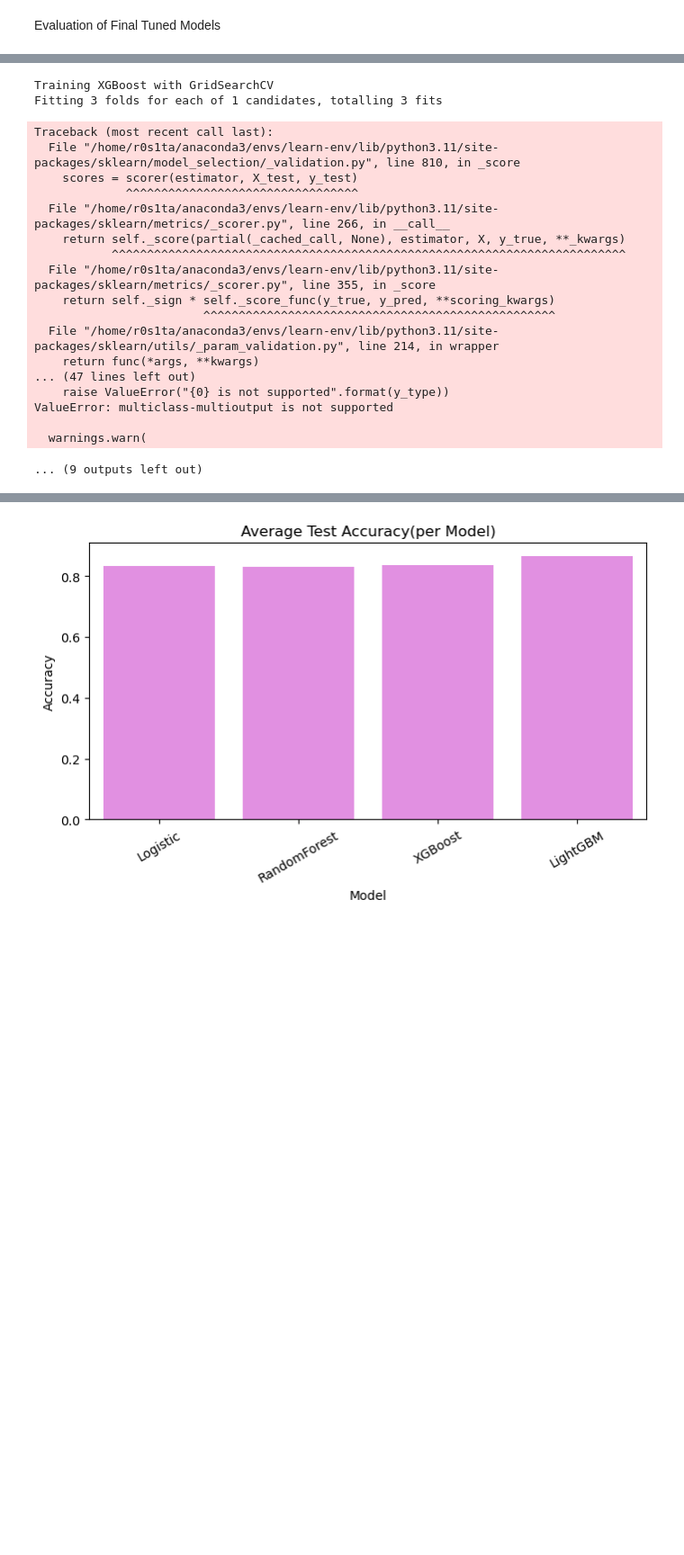
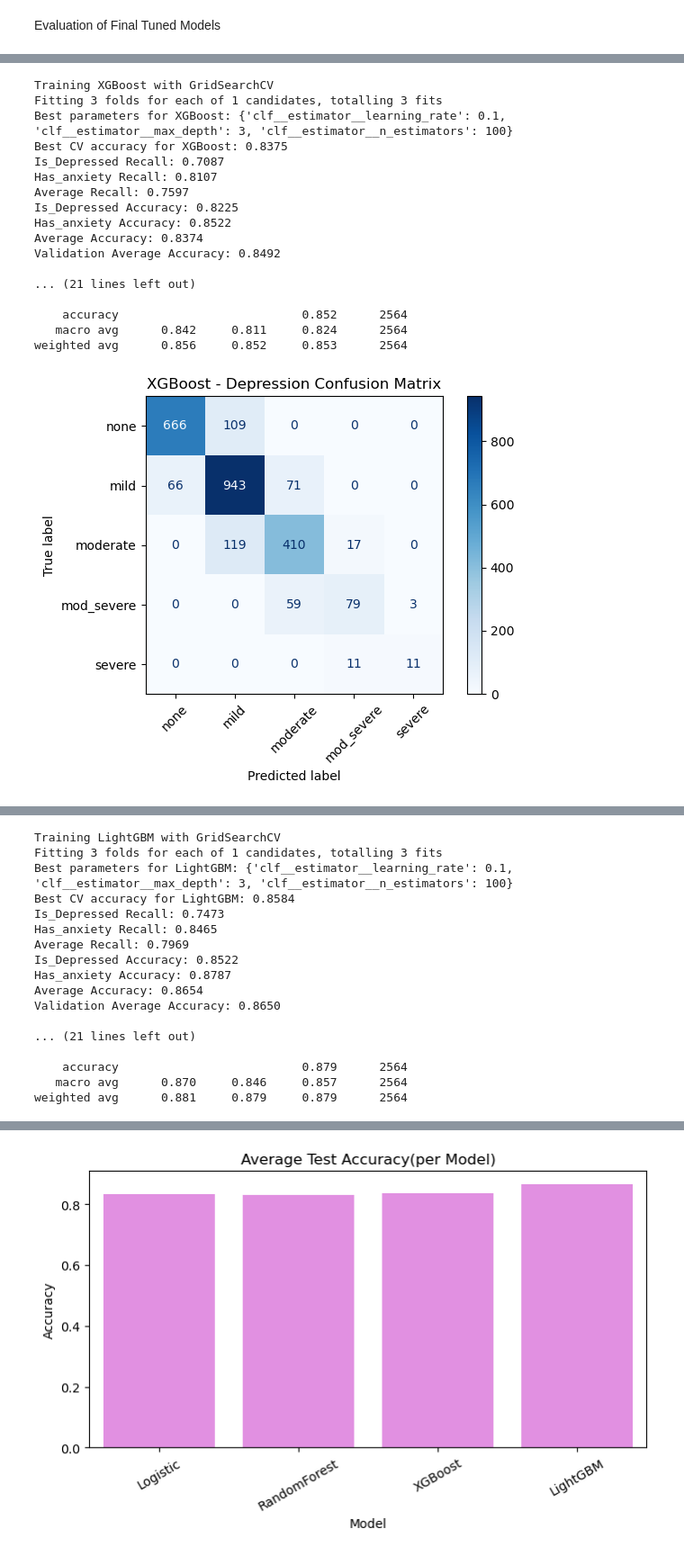
Before and after one commit to r0sh1ddy/Depression-Anxiety-predictor-for-High-School-Students-in-Kenya, a Jupyter notebook: index.ipynb, the cells around one changed output, grey strips where cells are left out. Shown at 90% size. Drawn from its saved outputs; the diff is of its cells as text; code cells hidden in the pictures; blank space fills up the shorter version.

```diff
--- a/index.ipynb
+++ b/index.ipynb
@@ -1245,10 +1245,30 @@ import matplotlib.pyplot as plt
 import seaborn as sns
 import lightgbm as lgb
 import joblib
-from sklearn.metrics import accuracy_score, recall_score, classification_report, confusion_matrix, ConfusionMatrixDisplay
+from sklearn.metrics import accuracy_score, recall_score, classification_report, confusion_matrix, ConfusionMatrixDisplay, make_scorer
 from sklearn.model_selection import GridSearchCV
 from sklearn.multioutput import MultiOutputClassifier
 from sklearn.pipeline import Pipeline
+import numpy as np
+
+# Custom scorer for multi-output classification
+def multioutput_accuracy(y_true, y_pred):
+    """Calculate average accuracy across all outputs"""
+    # Convert to numpy array if DataFrame
+    if hasattr(y_true, 'values'):
+        y_true = y_true.values
+    if hasattr(y_pred, 'values'):
+        y_pred = y_pred.values
+
+    n_outputs = y_true.shape[1]
+    accuracies = []
+    for i in range(n_outputs):
+        acc = accuracy_score(y_true[:, i], y_pred[:, i])
+        accuracies.append(acc)
+    return np.mean(accuracies)
+
+# Create the scorer
+multi_accuracy_scorer = make_scorer(multioutput_accuracy)
 
 results = {}
 
@@ -1267,7 +1287,7 @@ for name, config in params.items():
         pipeline,
         param_grid=config['params'],
         cv=3,
-        scoring='accuracy',
+        scoring=multi_accuracy_scorer,
         n_jobs=-1,
         verbose=1
     )
@@ -1440,22 +1422,20 @@ weighted avg      0.854     0.846     0.845      2564
 [figure]
 [figure]
-Training XGBoost with GridSearchCV
-Fitting 3 folds for each of 1 candidates, totalling 3 fits
-Traceback (most recent call last):
-  File "/home/r0s1ta/anaconda3/envs/learn-env/lib/python3.11/site-packages/sklearn/model_selection/_validation.py", line 810, in _score
-    scores = scorer(estimator, X_test, y_test)
-             ^^^^^^^^^^^^^^^^^^^^^^^^^^^^^^^^^
-  File "/home/r0s1ta/anaconda3/envs/learn-env/lib/python3.11/site-packages/sklearn/metrics/_scorer.py", line 266, in __call__
-    return self._score(partial(_cached_call, None), estimator, X, y_true, **_kwargs)
-           ^^^^^^^^^^^^^^^^^^^^^^^^^^^^^^^^^^^^^^^^^^^^^^^^^^^^^^^^^^^^^^^^^^^^^^^^^
-  File "/home/r0s1ta/anaconda3/envs/learn-env/lib/python3.11/site-packages/sklearn/metrics/_scorer.py", line 355, in _score
-    return self._sign * self._score_func(y_true, y_pred, **scoring_kwargs)
-                        ^^^^^^^^^^^^^^^^^^^^^^^^^^^^^^^^^^^^^^^^^^^^^^^^^^
-  File "/home/r0s1ta/anaconda3/envs/learn-env/lib/python3.11/site-packages/sklearn/utils/_param_validation.py", line 214, in wrapper
-    return func(*args, **kwargs)
-... (47 lines left out)
-    raise ValueError("{0} is not supported".format(y_type))
-ValueError: multiclass-multioutput is not supported
-
-  warnings.warn(
-... (9 outputs left out)
+Training XGBoost with GridSearchCV
+Fitting 3 folds for each of 1 candidates, totalling 3 fits
+Best parameters for XGBoost: {'clf__estimator__learning_rate': 0.1, 'clf__estimator__max_depth': 3, 'clf__estimator__n_estimators': 100}
+Best CV accuracy for XGBoost: 0.8375
+Is_Depressed Recall: 0.7087
+Has_anxiety Recall: 0.8107
+Average Recall: 0.7597
+Is_Depressed Accuracy: 0.8225
+Has_anxiety Accuracy: 0.8522
+Average Accuracy: 0.8374
+Validation Average Accuracy: 0.8492
+
+... (21 lines left out)
+
+    accuracy                          0.852      2564
+   macro avg      0.842     0.811     0.824      2564
+weighted avg      0.856     0.852     0.853      2564
+[figure, added]
@@ -1461,0 +1443,17 @@ ValueError: multiclass-multioutput is not supported
+Training LightGBM with GridSearchCV
+Fitting 3 folds for each of 1 candidates, totalling 3 fits
+Best parameters for LightGBM: {'clf__estimator__learning_rate': 0.1, 'clf__estimator__max_depth': 3, 'clf__estimator__n_estimators': 100}
+Best CV accuracy for LightGBM: 0.8584
+Is_Depressed Recall: 0.7473
+Has_anxiety Recall: 0.8465
+Average Recall: 0.7969
+Is_Depressed Accuracy: 0.8522
+Has_anxiety Accuracy: 0.8787
+Average Accuracy: 0.8654
+Validation Average Accuracy: 0.8650
+
+... (21 lines left out)
+
+    accuracy                          0.879      2564
+   macro avg      0.870     0.846     0.857      2564
+weighted avg      0.881     0.879     0.879      2564
```
Also changed, not shown: parts of 2 cells of this notebook.
